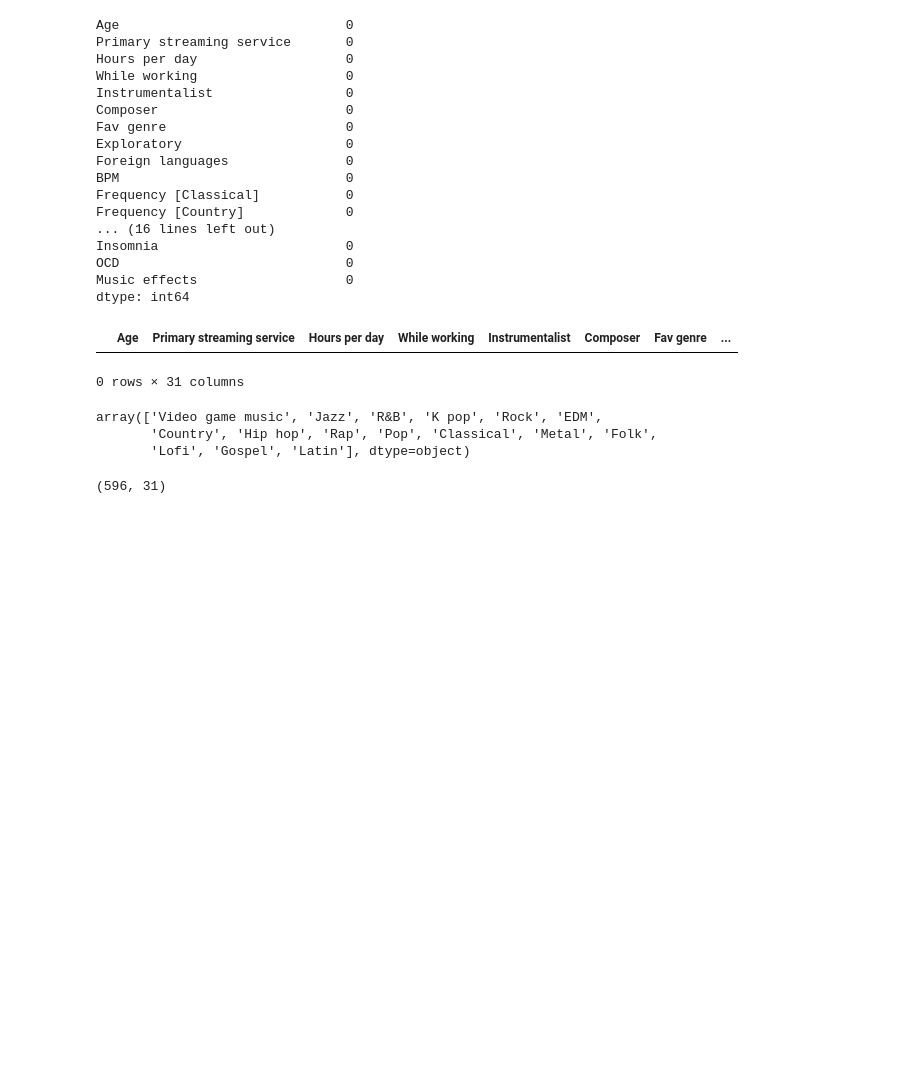
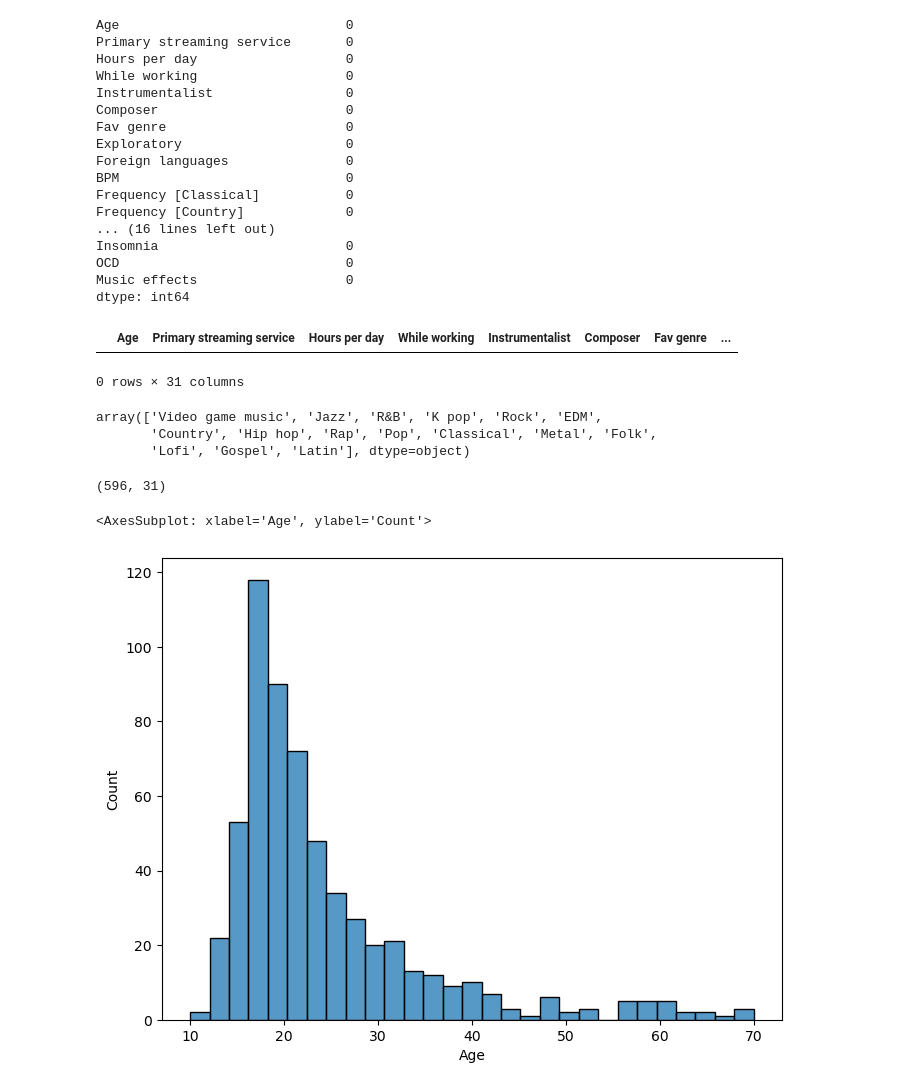
Before and after one commit to tdorsey0601/DV-Prov-23, a Jupyter notebook: Survey_Results.ipynb, the cells around one changed output. Drawn from its saved outputs; the diff is of its cells as text; code cells hidden in the pictures; blank space fills up the shorter version.

Commit message:
added frequency graphs

```diff
--- a/Survey_Results.ipynb
+++ b/Survey_Results.ipynb
@@ -315,3 +315,10 @@ mxmh_cleaned_df.shape
 (596, 31)
 # %%
 df = mxmh_cleaned_df.copy()
+# %%
+#Plot showing age range listeners
+plt.figure(figsize=(8,6))
+sns.histplot(mxmh_cleaned_df['Age'])
+# %% [output]
+<AxesSubplot: xlabel='Age', ylabel='Count'>
+[figure, added]
```
Also changed, not shown: parts of 18 cells of this notebook.
